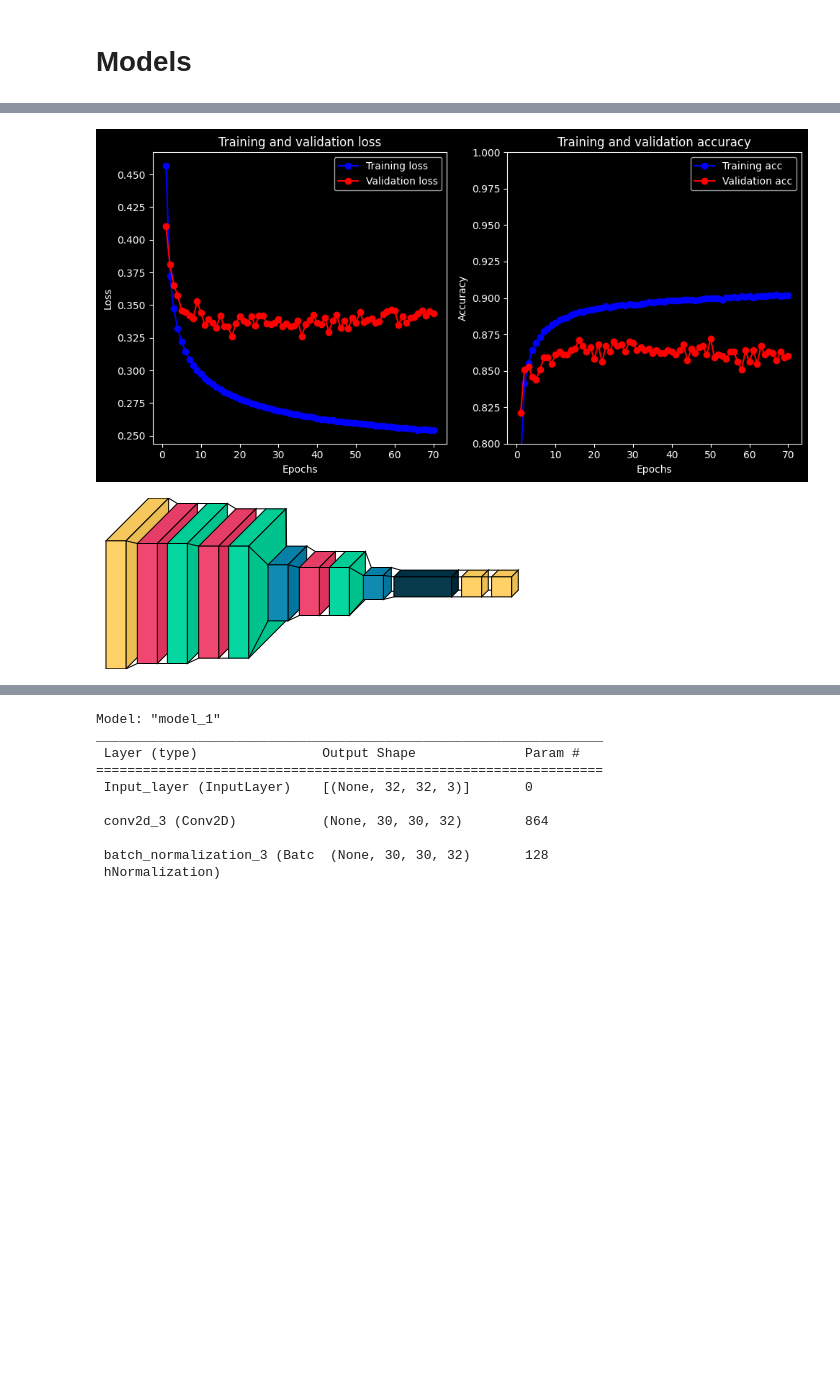
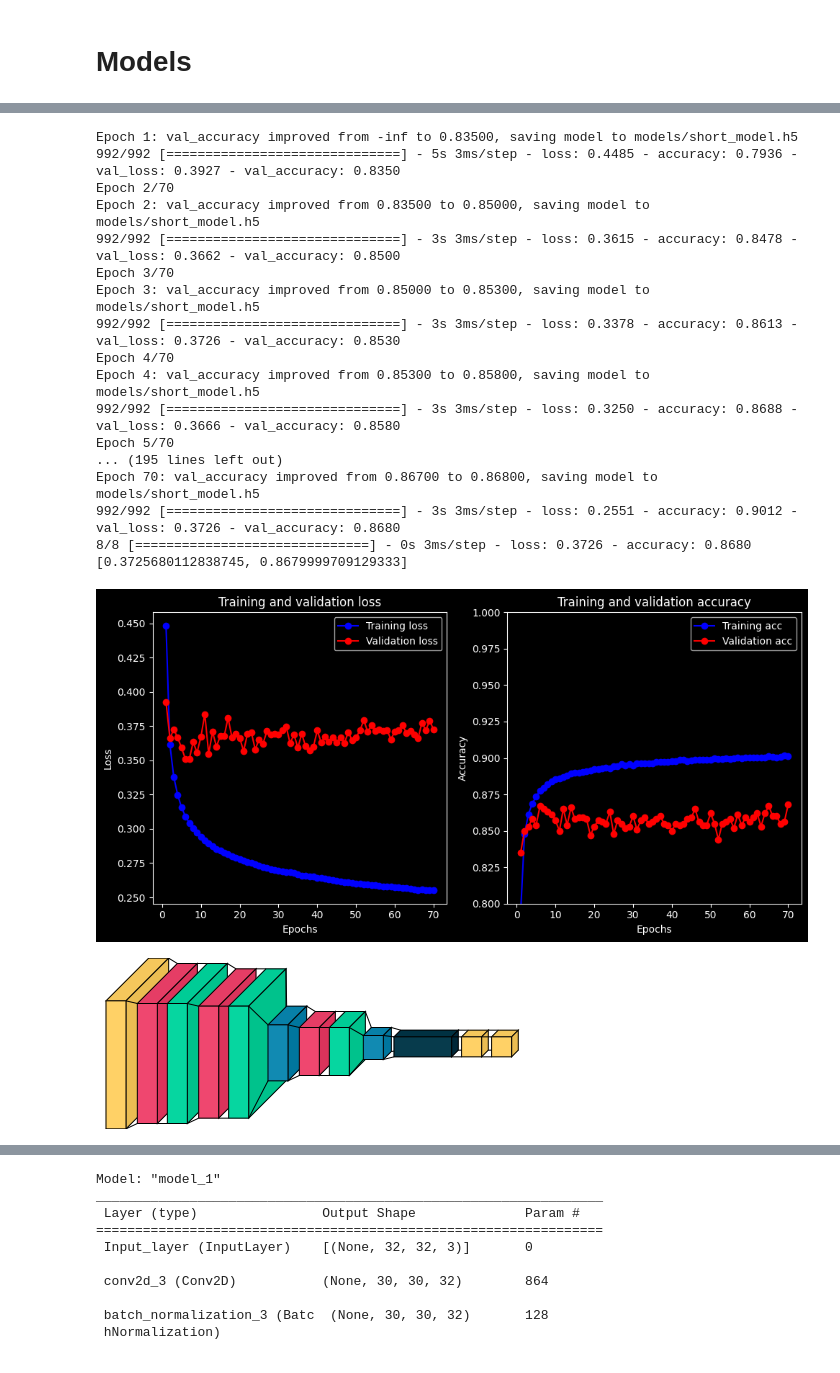
Before and after one commit to maxhormazabal/dl_submissions, a Jupyter notebook: L3/gender.ipynb, the cells around one changed output, grey strips where cells are left out. Drawn from its saved outputs; the diff is of its cells as text; code cells hidden in the pictures; blank space fills up the shorter version.

```diff
--- a/L3/gender.ipynb
+++ b/L3/gender.ipynb
@@ -319,8 +258,6 @@ Our proposal is that although in this problem they show a very similar behavior,
 # %% [markdown]
 # Models
 # %%
-# short_model.h5
-
 np.random.seed(423423)
 tf.random.set_seed(1232413)
 
@@ -343,10 +280,10 @@ x = Conv2D(8, kernel_size=(3, 3), activation='relu', use_bias=False)(input)
 x = layers.BatchNormalization(center=center,scale=scale)(x)
 x = Conv2D(8, kernel_size=(3, 3), activation='relu', use_bias=False)(x)
 x = layers.BatchNormalization(center=center,scale=scale)(x)
-x = layers.AveragePooling2D(pool_size=(2, 2))(x)
+x = layers.MaxPooling2D(pool_size=(2, 2))(x)
 x = Conv2D(16, kernel_size=(3, 3), activation='relu', use_bias=False)(x)
 x = layers.BatchNormalization(center=center,scale=scale)(x)
-x = layers.AveragePooling2D(pool_size=(2, 2))(x)
+x = layers.MaxPooling2D(pool_size=(2, 2))(x)
 
 x = Flatten(name = 'Flatten_Layer')(x)
 
@@ -383,4 +328,21 @@ Epoch 70: val_accuracy did not improve from 0.87200
+Epoch 1: val_accuracy improved from -inf to 0.83500, saving model to models/short_model.h5
+992/992 [==============================] - 5s 3ms/step - loss: 0.4485 - accuracy: 0.7936 - val_loss: 0.3927 - val_accuracy: 0.8350
+Epoch 2/70
+Epoch 2: val_accuracy improved from 0.83500 to 0.85000, saving model to models/short_model.h5
+992/992 [==============================] - 3s 3ms/step - loss: 0.3615 - accuracy: 0.8478 - val_loss: 0.3662 - val_accuracy: 0.8500
+Epoch 3/70
+Epoch 3: val_accuracy improved from 0.85000 to 0.85300, saving model to models/short_model.h5
+992/992 [==============================] - 3s 3ms/step - loss: 0.3378 - accuracy: 0.8613 - val_loss: 0.3726 - val_accuracy: 0.8530
+Epoch 4/70
+Epoch 4: val_accuracy improved from 0.85300 to 0.85800, saving model to models/short_model.h5
+992/992 [==============================] - 3s 3ms/step - loss: 0.3250 - accuracy: 0.8688 - val_loss: 0.3666 - val_accuracy: 0.8580
+Epoch 5/70
+... (195 lines left out)
+Epoch 70: val_accuracy improved from 0.86700 to 0.86800, saving model to models/short_model.h5
+992/992 [==============================] - 3s 3ms/step - loss: 0.2551 - accuracy: 0.9012 - val_loss: 0.3726 - val_accuracy: 0.8680
+8/8 [==============================] - 0s 3ms/step - loss: 0.3726 - accuracy: 0.8680
+[0.3725680112838745, 0.8679999709129333]
-[figure, old version]
+[figure, new version]
 [figure]
 # %%
 loaded_model = tf.keras.models.load_model(dir + "short_model.h5")
```
Also changed, not shown: parts of 26 cells of this notebook, 8 other files.
